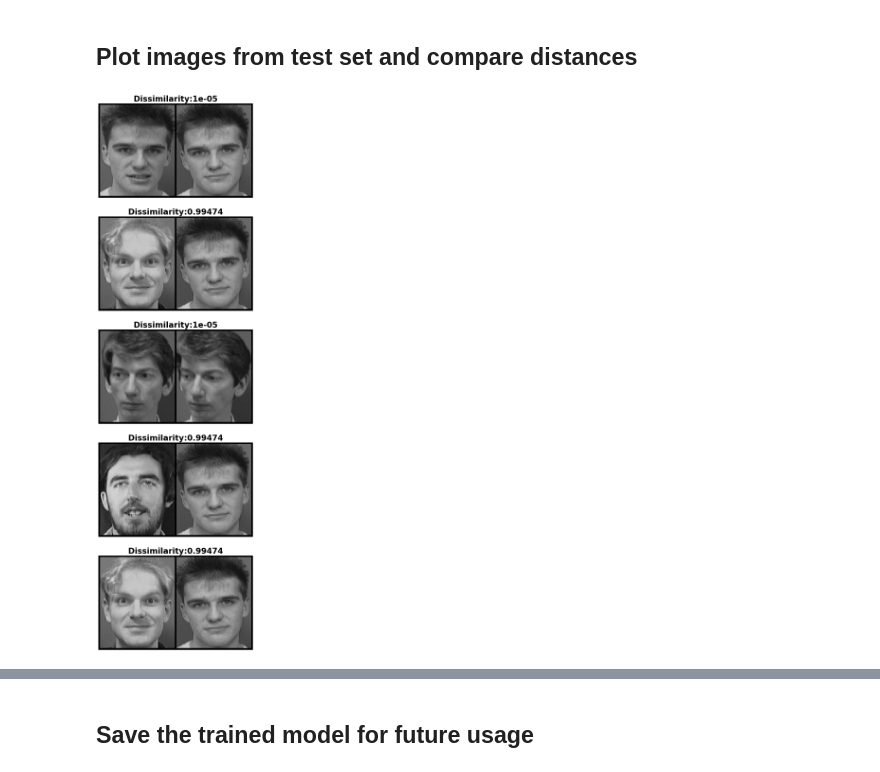
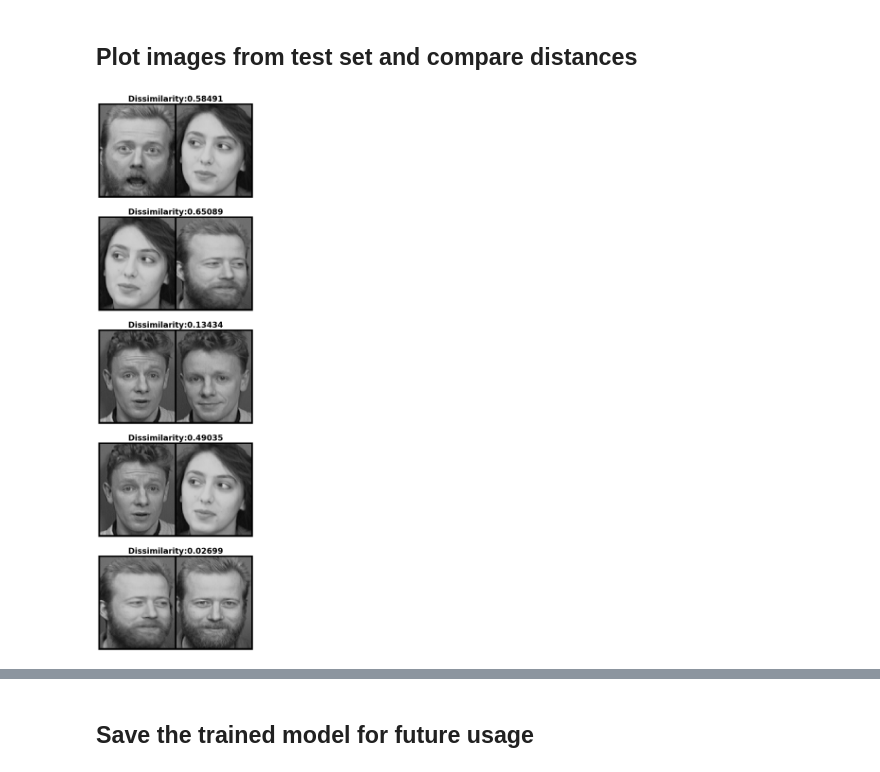
Before and after one commit to yazeedbadaro/criminal-detection-siamese-network, a Jupyter notebook: model/main.ipynb, the cells around one changed output, grey strips where cells are left out. Cells and saved outputs as stored; diff of their text form; code cells hidden in the pictures.

Commit message:
fixed model

```diff
--- a/model/main.ipynb
+++ b/model/main.ipynb
@@ -43,5 +42,5 @@ for i in rs:
 #valid
 rs=random.sample(data,4)
 for i in rs:
-    shutil.copytree(f"../archive (2)/{i}",f"train_test_val/valid/{i}")
+    shutil.copytree(f"../archive (2)/{i}",f"train_test_val/val/{i}")
     data.remove(i)
@@ -53,8 +84,7 @@ path = 'train_test_val'
 
 ## Initialize parameters
 bs = 32
-lr = 1e-3
-threshold = 0.1
+lr = 0.007
 margin = 1.0
 epochs = 20
 # %% [markdown]
@@ -111,7 +136,7 @@ test_transforms = torchvision.transforms.Compose([
         ])
 
 train_ds = ATATContrast(ImageFolder(root = path + '/train',transform=train_transforms))
-valid_ds = ATATContrast(ImageFolder(root = path + '/valid',transform=valid_transforms))
+valid_ds = ATATContrast(ImageFolder(root = path + '/val',transform=valid_transforms))
 test_ds = ATATContrast(ImageFolder(root = path + '/test',transform=test_transforms))
 
 train_dl = DataLoader(train_ds,batch_size=bs)
@@ -129,8 +154,6 @@ for epoch in range(epochs):
     for i,(input1,input2,target) in enumerate(tqdm(train_dl, colour = 'GREEN',desc="Training  ",ncols=100)):
         optim.zero_grad()
         output1,output2 = model(input1.to(device),input2.to(device))
-        out = model(input1.to(device),input2.to(device))
-
         loss = criterion(output1,output2,target.to(device))
         train_epoch_loss += loss.item()
         loss.backward()
@@ -140,28 +163,17 @@ for epoch in range(epochs):
     train_loss.append(train_epoch_loss)
 
     valid_epoch_loss = 0
-    val_pos_accuracy = 0
-    val_neg_accuracy = 0
-    num_pos = 0
-    num_neg = 0
+
     model.eval()
 
     for i,(input1,input2,target) in enumerate(tqdm(valid_dl, colour = 'GREEN',desc="Validating",ncols=100)):
         output1,output2 = model(input1.to(device),input2.to(device))
         loss = criterion(output1,output2,target.to(device))
         valid_epoch_loss += loss.item()
-        pos_acc,pos_sum,neg_acc,neg_sum = evaluate_pair(output1,output2,target.to(device),threshold)
-        val_pos_accuracy+=pos_acc
-        val_neg_accuracy+=neg_acc
-        num_pos+=pos_sum
-        num_neg+=neg_sum
 
-    valid_epoch_loss /= len(valid_ds)
-    val_pos_accuracy /= num_pos
-    val_neg_accuracy /= num_neg
 
     valid_loss.append(valid_epoch_loss)
 
     print("Epoch [{}/{}] ----> Training loss :{} \n".format(epoch+1,epochs,train_epoch_loss))
-    print("Validation loss :{} \t\t\t P Acc : {}, N Acc: {}\n".format(valid_epoch_loss,val_pos_accuracy,val_neg_accuracy))
+    print("Validation loss :{}\n".format(valid_epoch_loss))
 # %% [output]
@@ -227,22 +256,22 @@ def show(img,ax,d):
 # %%
 invTrans = torchvision.transforms.Compose([ torchvision.transforms.Normalize(mean = [ 0.],
                                                      std = [ 1/0.5]),
                                 torchvision.transforms.Normalize(mean = [ -0.5],
                                                      std = [ 1.]),
                                ])
 
 fig,ax = plt.subplots(5,1,figsize = (30,30))
 for i in range(5):
-    idx = np.random.randint(0,len(valid_ds))
-    input1,input2,target = valid_ds[idx]
+    idx = np.random.randint(0,len(test_ds))
+    input1,input2,target = test_ds[idx]
     model=model.to(device)
     output1,output2 = model(input1.unsqueeze(0).to(device),input2.unsqueeze(0).to(device))
     input1=invTrans(input1)
     input2=invTrans(input2)
     grid = torchvision.utils.make_grid([input1,input2])
     euclidean_distance = F.pairwise_distance(output1,output2)
 
     show(grid,ax[i],euclidean_distance.cpu().detach().numpy())
 plt.show()
 # %% [output]
-[figure, old version]
+[figure, new version]
```
Also changed, not shown: parts of 11 cells of this notebook, 4 other files.
